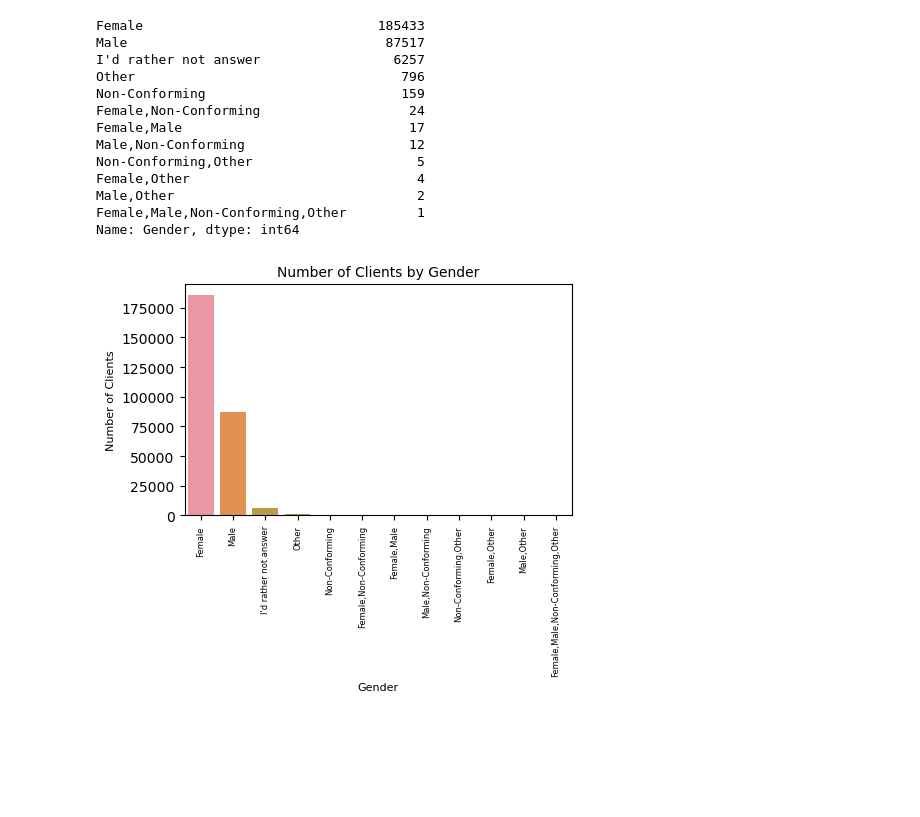
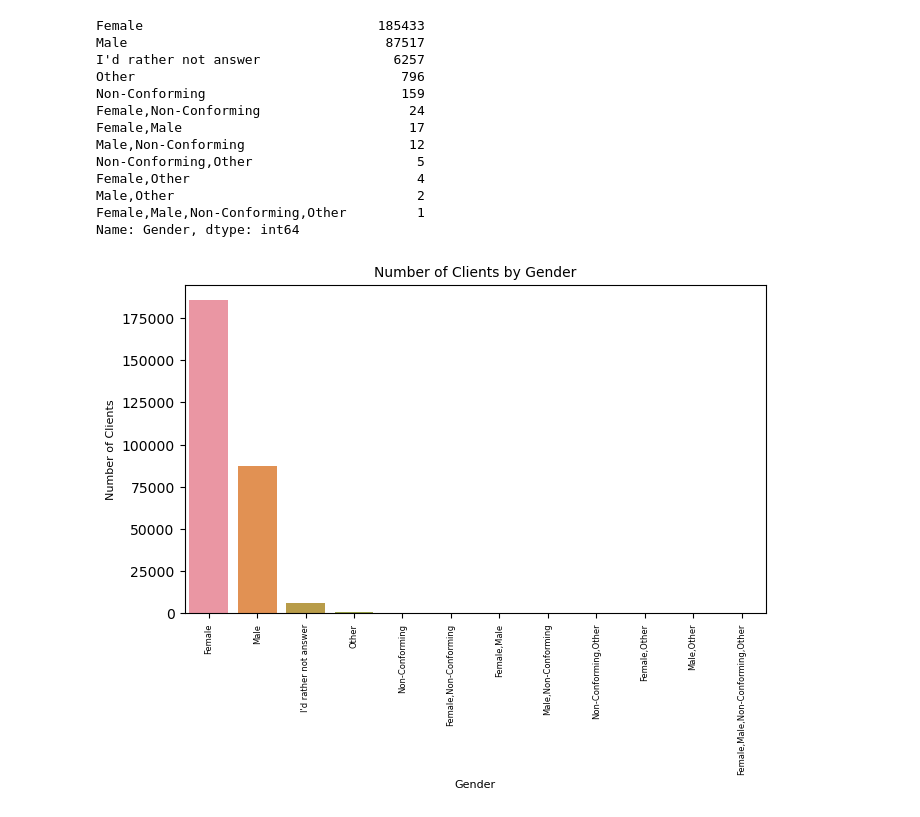
Before and after one commit to bvaduri255/unicornsdatafest, a Jupyter notebook: clientanalysis.ipynb, the cells around one changed output. Cells and saved outputs as stored; diff of their text form; code cells hidden in the pictures; blank space fills up the shorter version.

Commit message:
More plot wooo

```diff
--- a/clientanalysis.ipynb
+++ b/clientanalysis.ipynb
@@ -74,16 +74,17 @@ Male,Other                               2
 Female,Male,Non-Conforming,Other         1
 Name: Gender, dtype: int64
 # %%
-plt.figure(figsize = (5,3))
+plt.figure(figsize = (7.5,4.5))
 sns.barplot(x = gender_freq.index, y = gender_freq.values)
 plt.xticks(rotation=90, size = 6)
 plt.xlabel("Gender", size = 8)
 plt.ylabel("Number of Clients", size = 8)
 plt.title("Number of Clients by Gender", size = 10)
 plt.savefig('figures/clientgender.png')
+plt.subplots_adjust(bottom=0.15)
 plt.show()
 # %% [output]
-[figure, old version]
+[figure, new version]
 # %%
 annual_incomes = client_df["AnnualIncome"]
 annual_incomes
```
Also changed, not shown: parts of 2 cells of this notebook, 5 other files.
